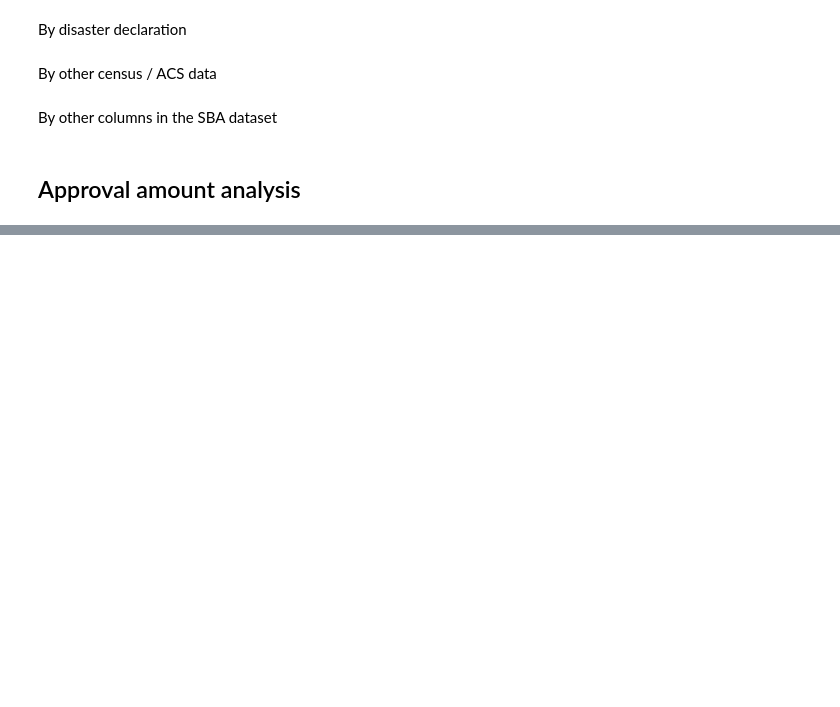
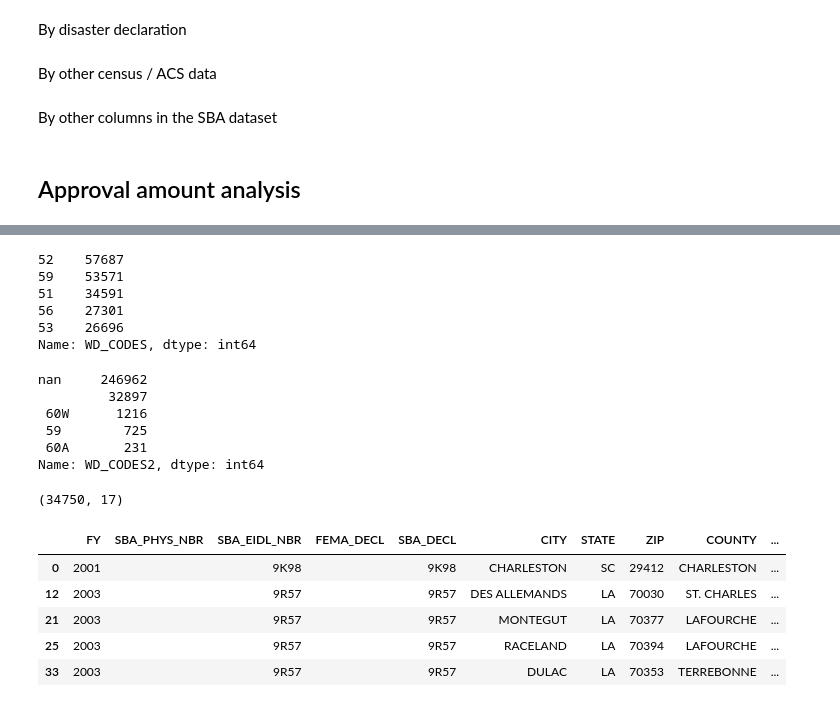
Before and after one commit to PublicI/sba-disaster-loans, a Jupyter notebook: SBA Data Analysis.ipynb, the cells around one changed output, grey strips where cells are left out. Drawn from its saved outputs; the diff is of its cells as text; code cells hidden in the pictures; blank space fills up the shorter version.

```diff
--- a/SBA Data Analysis.ipynb
+++ b/SBA Data Analysis.ipynb
@@ -945,0 +957,30 @@ Name: WD_CODES, dtype: int64
+# %%
+df_withdrawals['WD_CODES'].value_counts().head()
+# %% [output]
+52    57687
+59    53571
+51    34591
+56    27301
+53    26696
+Name: WD_CODES, dtype: int64
+# %%
+df_withdrawals['WD_CODES2'].value_counts().head()
+# %% [output]
+nan     246962
+         32897
+ 60W      1216
+ 59        725
+ 60A       231
+Name: WD_CODES2, dtype: int64
+# %%
+df_withdrawals_51 = df_withdrawals[(df_withdrawals['WD_CODES']=="51")|(df_withdrawals['WD_CODES2']=="51")].copy()
+print(df_withdrawals_51.shape)
+df_withdrawals_51.head()
+# %% [output]
+(34750, 17)
+|  | FY | SBA_PHYS_NBR | SBA_EIDL_NBR | FEMA_DECL | SBA_DECL | CITY | STATE | ZIP | COUNTY | ... |
+| 0 | 2001 |  | 9K98 |  | 9K98 | CHARLESTON | SC | 29412 | CHARLESTON | ... |
+| 12 | 2003 |  | 9R57 |  | 9R57 | DES ALLEMANDS | LA | 70030 | ST. CHARLES | ... |
+| 21 | 2003 |  | 9R57 |  | 9R57 | MONTEGUT | LA | 70377 | LAFOURCHE | ... |
+| 25 | 2003 |  | 9R57 |  | 9R57 | RACELAND | LA | 70394 | LAFOURCHE | ... |
+| 33 | 2003 |  | 9R57 |  | 9R57 | DULAC | LA | 70353 | TERREBONNE | ... |
```
Also changed, not shown: parts of 14 cells of this notebook.
